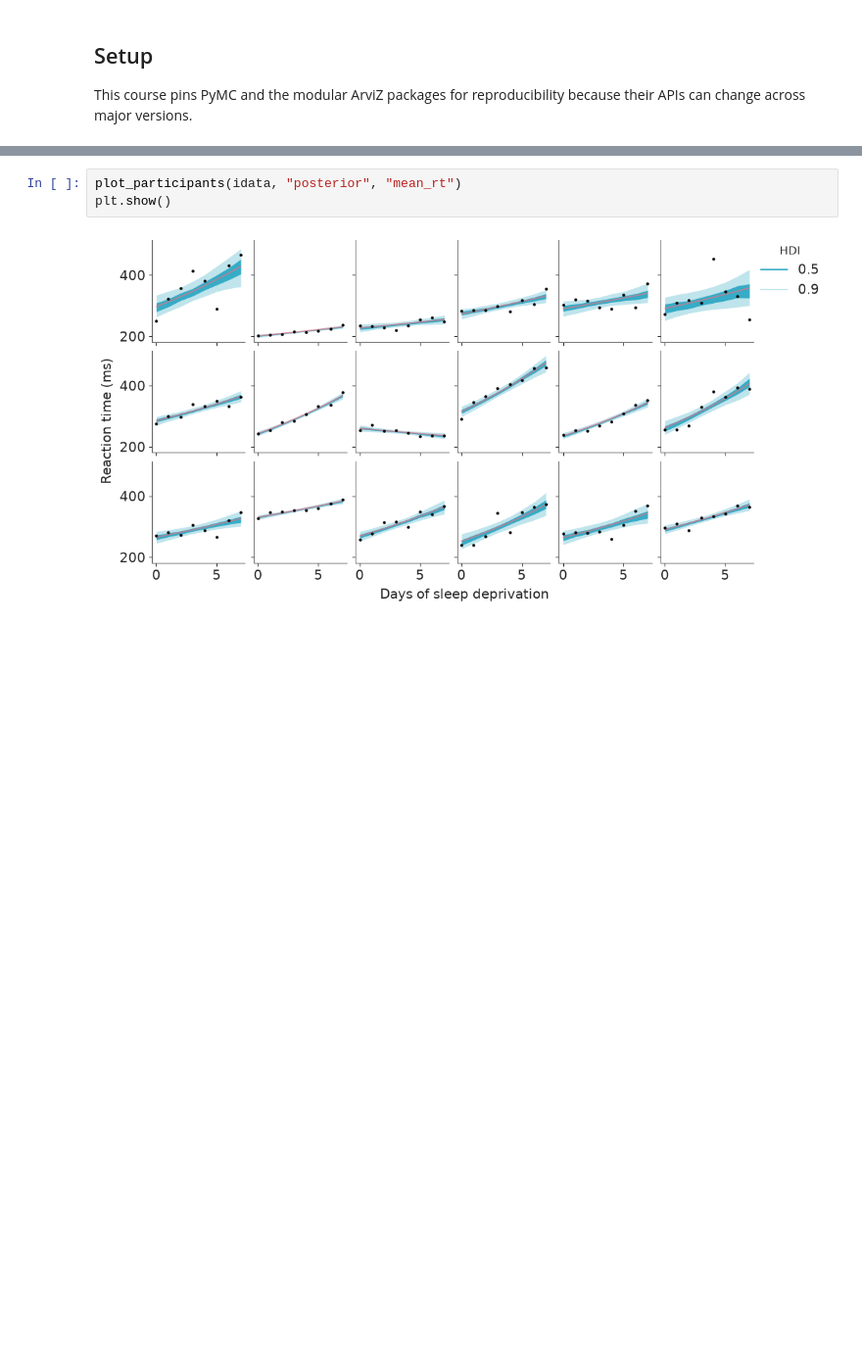
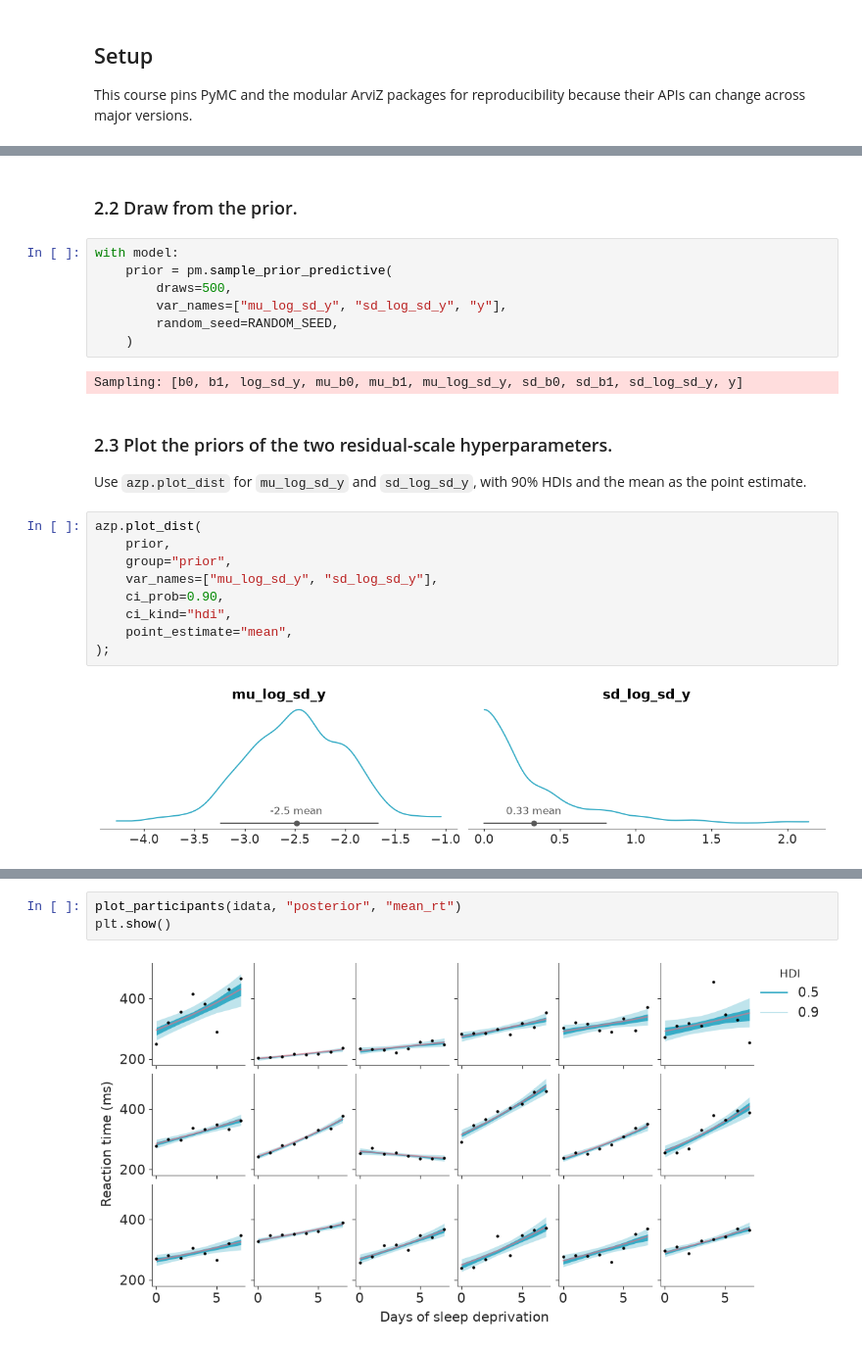
Before and after one commit to opherdonchin/BayesShortCourse, a Jupyter notebook: sleep/solved/08_lognormal_distributional.ipynb, the cells around one changed output, grey strips where cells are left out. Shown at 98% size. Drawn from its saved outputs; the diff is of its cells as text; blank space fills up the shorter version.

```diff
--- a/sleep/solved/08_lognormal_distributional.ipynb
+++ b/sleep/solved/08_lognormal_distributional.ipynb
@@ -309,0 +360,26 @@ Each panel shows posterior uncertainty in that participant's expected reaction t
+# %% [markdown]
+### 2.2 Draw from the prior.
+# %%
+with model:
+    prior = pm.sample_prior_predictive(
+        draws=500,
+        var_names=["mu_log_sd_y", "sd_log_sd_y", "y"],
+        random_seed=RANDOM_SEED,
+    )
+# %% [output]
+Sampling: [b0, b1, log_sd_y, mu_b0, mu_b1, mu_log_sd_y, sd_b0, sd_b1, sd_log_sd_y, y]
+# %% [markdown]
+### 2.3 Plot the priors of the two residual-scale hyperparameters.
+
+Use `azp.plot_dist` for `mu_log_sd_y` and `sd_log_sd_y`, with 90% HDIs and the mean as the point estimate.
+# %%
+azp.plot_dist(
+    prior,
+    group="prior",
+    var_names=["mu_log_sd_y", "sd_log_sd_y"],
+    ci_prob=0.90,
+    ci_kind="hdi",
+    point_estimate="mean",
+);
+# %% [output]
+[figure, added]
```
Also changed, not shown: parts of 128 cells of this notebook, 4 other files.
